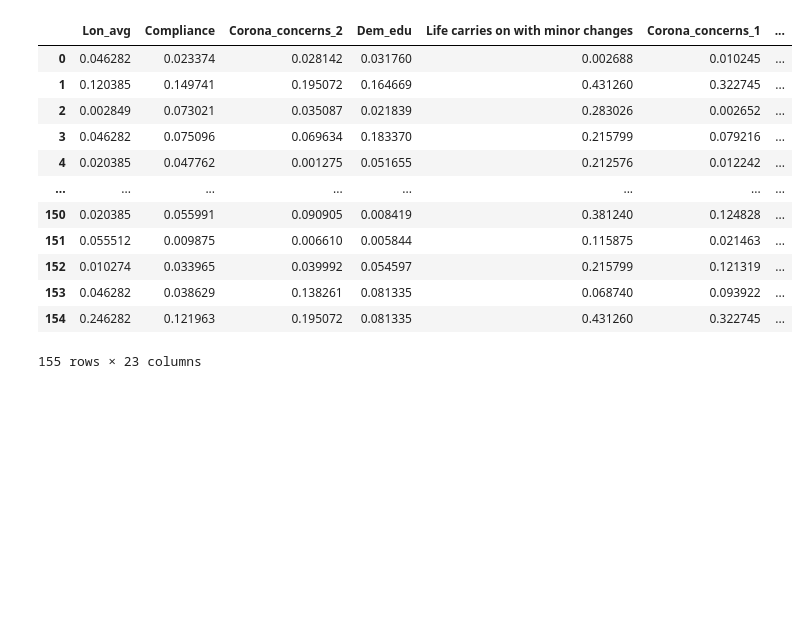
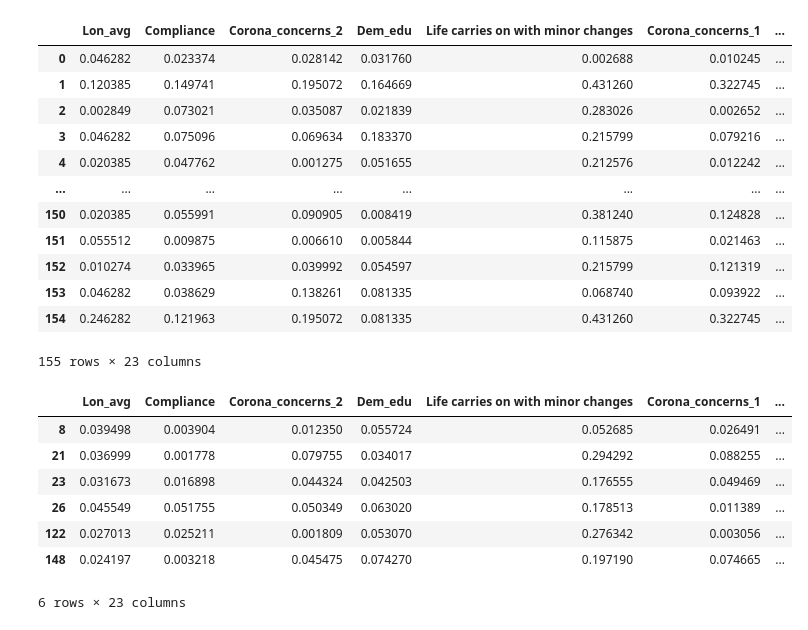
Before and after one commit to Shaashwat05/pandemic_handling_and_impact, a Jupyter notebook: Important_Features.ipynb, the cells around one changed output. Cells and saved outputs as stored; diff of their text form; code cells hidden in the pictures; blank space fills up the shorter version.

```diff
--- a/Important_Features.ipynb
+++ b/Important_Features.ipynb
@@ -180,3 +186,16 @@ df_sub
 | 153 | 0.046282 | 0.038629 | 0.138261 | 0.081335 | 0.068740 | 0.093922 | ... |
 | 154 | 0.246282 | 0.121963 | 0.195072 | 0.081335 | 0.431260 | 0.322745 | ... |
 155 rows × 23 columns
+# %%
+example_countries = ['United States', 'China', 'Russia', 'Australia', 'Canada', 'Brazil']
+imp_features_example_countries = df_sub.loc[df_sub['Country'].isin(example_countries)]
+imp_features_example_countries
+# %% [output]
+|  | Lon_avg | Compliance | Corona_concerns_2 | Dem_edu | Life carries on with minor changes | Corona_concerns_1 | ... |
+| 8 | 0.039498 | 0.003904 | 0.012350 | 0.055724 | 0.052685 | 0.026491 | ... |
+| 21 | 0.036999 | 0.001778 | 0.079755 | 0.034017 | 0.294292 | 0.088255 | ... |
+| 23 | 0.031673 | 0.016898 | 0.044324 | 0.042503 | 0.176555 | 0.049469 | ... |
+| 26 | 0.045549 | 0.051755 | 0.050349 | 0.063020 | 0.178513 | 0.011389 | ... |
+| 122 | 0.027013 | 0.025211 | 0.001809 | 0.053070 | 0.276342 | 0.003056 | ... |
+| 148 | 0.024197 | 0.003218 | 0.045475 | 0.074270 | 0.197190 | 0.074665 | ... |
+6 rows × 23 columns
```
Also changed, not shown: parts of 5 cells of this notebook.
